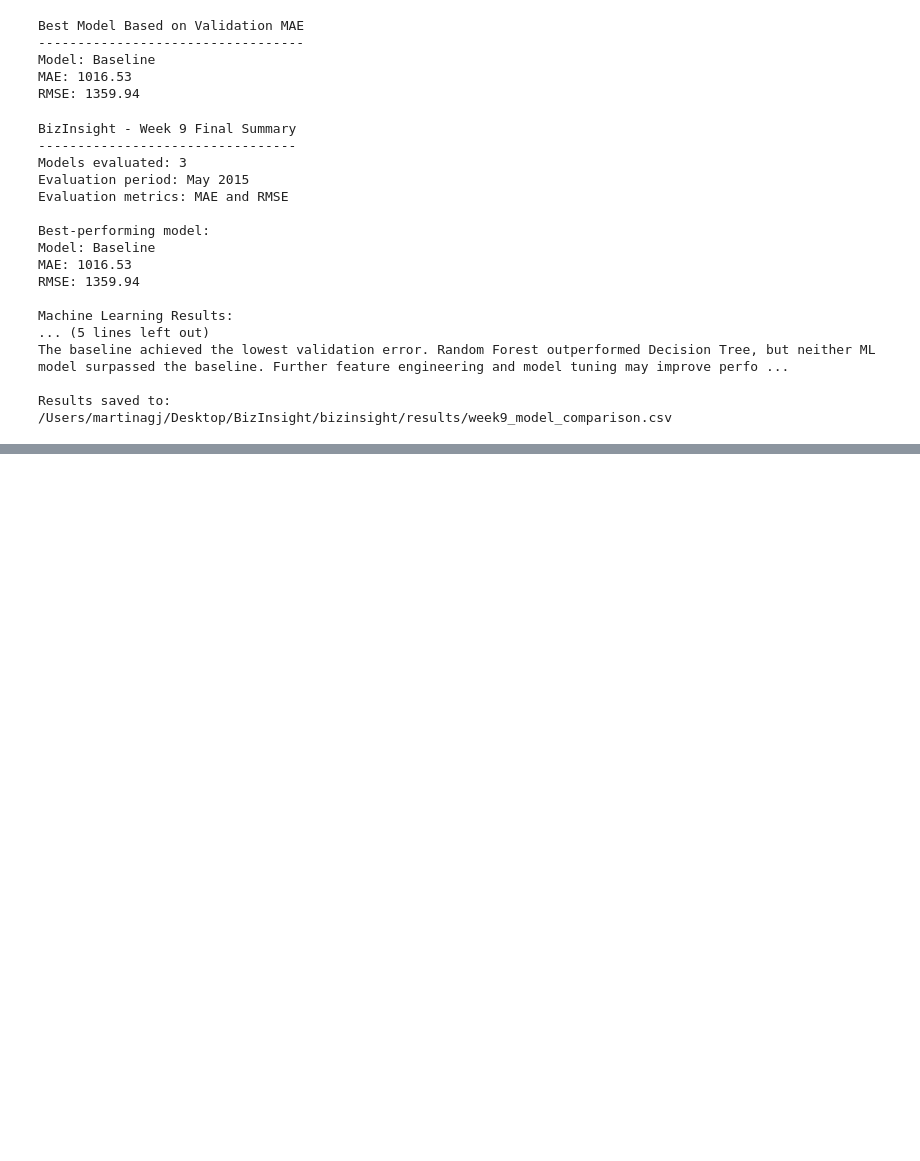
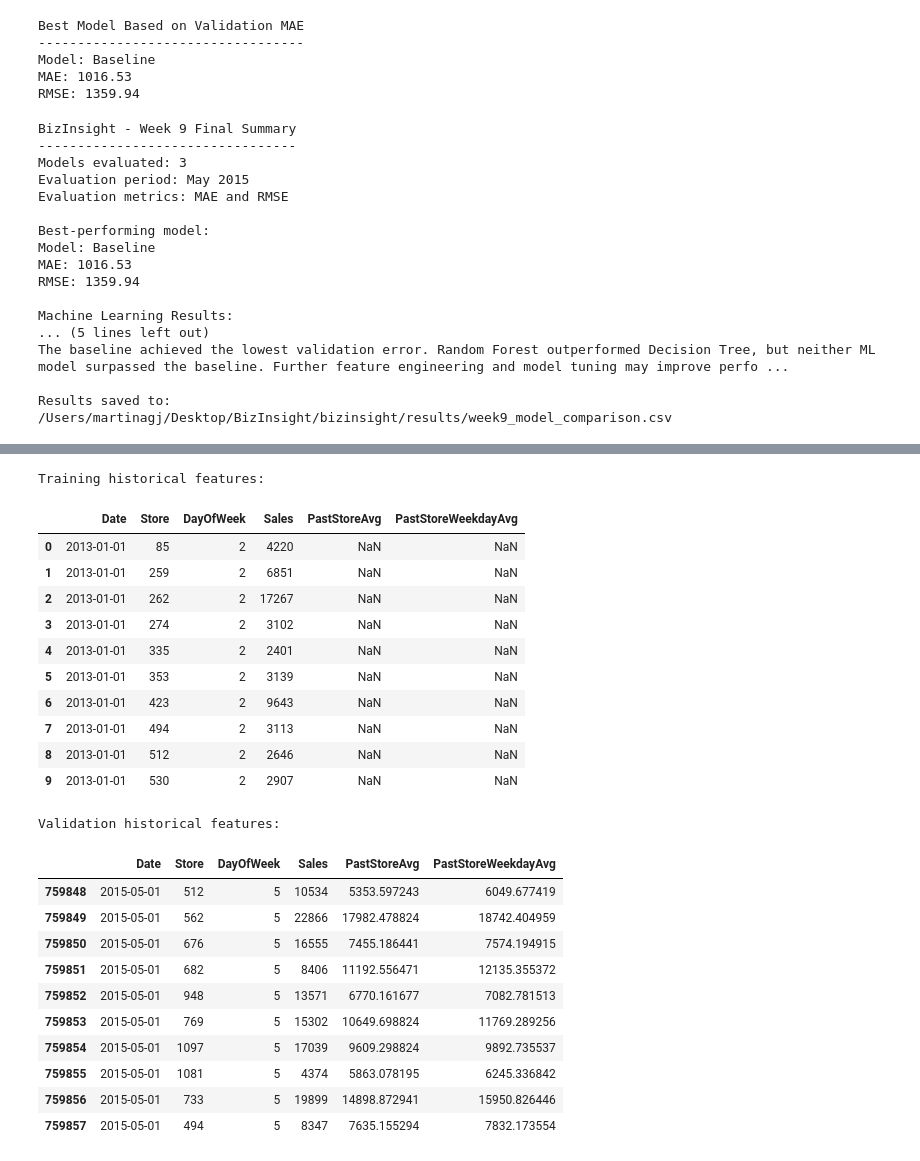
Before and after one commit to BizInsight26/bizinsight, a Jupyter notebook: notebooks/05_ml_experiments.ipynb, the cells around one changed output, grey strips where cells are left out. Drawn from its saved outputs; the diff is of its cells as text; code cells hidden in the pictures; blank space fills up the shorter version.

Commit message:
Improve sales forecasting models with historical and holiday features

```diff
--- a/notebooks/05_ml_experiments.ipynb
+++ b/notebooks/05_ml_experiments.ipynb
@@ -377,0 +629,74 @@ Results saved to:
+# %%
+# Week 11 - Step 5: Time-Safe Store and Weekday Averages
+
+# Calculate previous sales averages for each store and weekday
+train_safe["PastStoreWeekdayAvg"] = (
+    train_safe.groupby(["Store", "DayOfWeek"])["Sales"]
+    .transform(lambda s: s.shift(1).expanding().mean())
+)
+
+# Calculate store-weekday averages from training data only
+weekday_avg = train_data.groupby(
+    ["Store", "DayOfWeek"]
+)["Sales"].mean()
+
+# Add historical weekday averages to validation data
+validation_safe["PastStoreWeekdayAvg"] = (
+    pd.Series(
+        validation_safe.set_index(
+            ["Store", "DayOfWeek"]
+        ).index.map(weekday_avg),
+        index=validation_safe.index
+    )
+)
+
+# Handle missing values without using future sales
+# Keep early training records missing for now;
+# we'll handle them before model training.
+
+print("Training historical features:")
+display(train_safe[
+    ["Date", "Store", "DayOfWeek", "Sales",
+     "PastStoreAvg", "PastStoreWeekdayAvg"]
+].head(10))
+
+print("Validation historical features:")
+display(validation_safe[
+    ["Date", "Store", "DayOfWeek", "Sales",
+     "PastStoreAvg", "PastStoreWeekdayAvg"]
+].head(10))
+
+print("Missing training values:")
+print(train_safe[
+    ["PastStoreAvg", "PastStoreWeekdayAvg"]
+].isna().sum())
+
+print("Missing validation values:")
+print(validation_safe[
+    ["PastStoreAvg", "PastStoreWeekdayAvg"]
+].isna().sum())
+# %% [output]
+Training historical features:
+|  | Date | Store | DayOfWeek | Sales | PastStoreAvg | PastStoreWeekdayAvg |
+| 0 | 2013-01-01 | 85 | 2 | 4220 | NaN | NaN |
+| 1 | 2013-01-01 | 259 | 2 | 6851 | NaN | NaN |
+| 2 | 2013-01-01 | 262 | 2 | 17267 | NaN | NaN |
+| 3 | 2013-01-01 | 274 | 2 | 3102 | NaN | NaN |
+| 4 | 2013-01-01 | 335 | 2 | 2401 | NaN | NaN |
+| 5 | 2013-01-01 | 353 | 2 | 3139 | NaN | NaN |
+| 6 | 2013-01-01 | 423 | 2 | 9643 | NaN | NaN |
+| 7 | 2013-01-01 | 494 | 2 | 3113 | NaN | NaN |
+| 8 | 2013-01-01 | 512 | 2 | 2646 | NaN | NaN |
+| 9 | 2013-01-01 | 530 | 2 | 2907 | NaN | NaN |
+Validation historical features:
+|  | Date | Store | DayOfWeek | Sales | PastStoreAvg | PastStoreWeekdayAvg |
+| 759848 | 2015-05-01 | 512 | 5 | 10534 | 5353.597243 | 6049.677419 |
+| 759849 | 2015-05-01 | 562 | 5 | 22866 | 17982.478824 | 18742.404959 |
+| 759850 | 2015-05-01 | 676 | 5 | 16555 | 7455.186441 | 7574.194915 |
+| 759851 | 2015-05-01 | 682 | 5 | 8406 | 11192.556471 | 12135.355372 |
+| 759852 | 2015-05-01 | 948 | 5 | 13571 | 6770.161677 | 7082.781513 |
+| 759853 | 2015-05-01 | 769 | 5 | 15302 | 10649.698824 | 11769.289256 |
+| 759854 | 2015-05-01 | 1097 | 5 | 17039 | 9609.298824 | 9892.735537 |
+| 759855 | 2015-05-01 | 1081 | 5 | 4374 | 5863.078195 | 6245.336842 |
+| 759856 | 2015-05-01 | 733 | 5 | 19899 | 14898.872941 | 15950.826446 |
+| 759857 | 2015-05-01 | 494 | 5 | 8347 | 7635.155294 | 7832.173554 |
```
Also changed, not shown: parts of 23 cells of this notebook, 3 other files.
